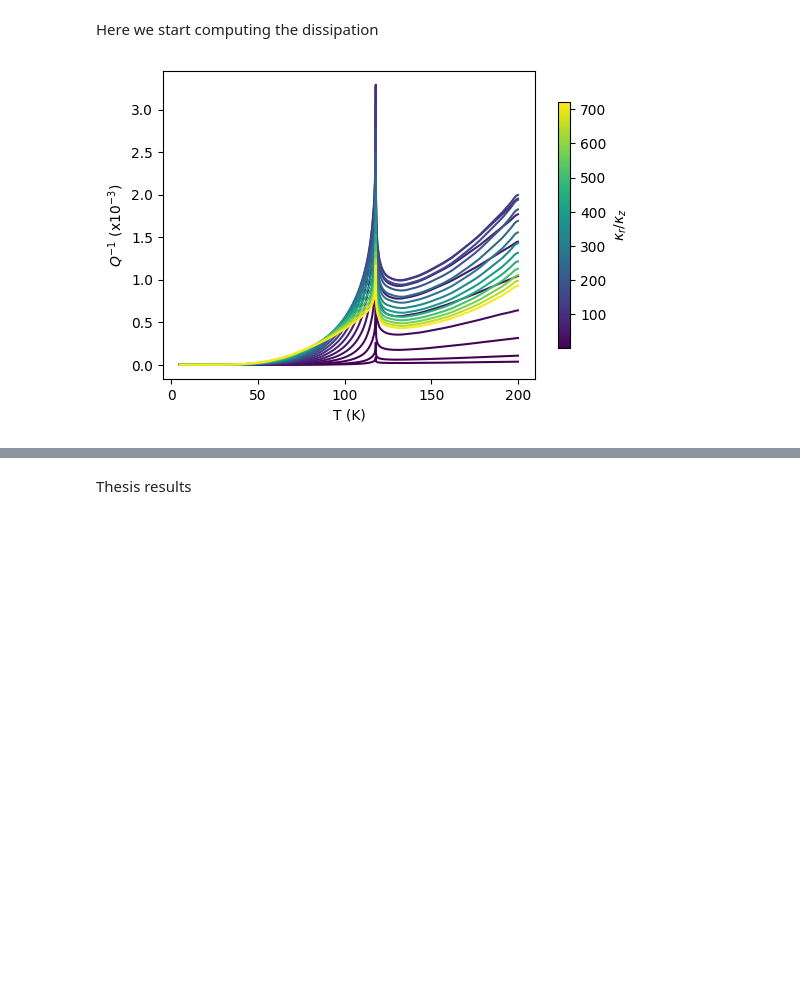
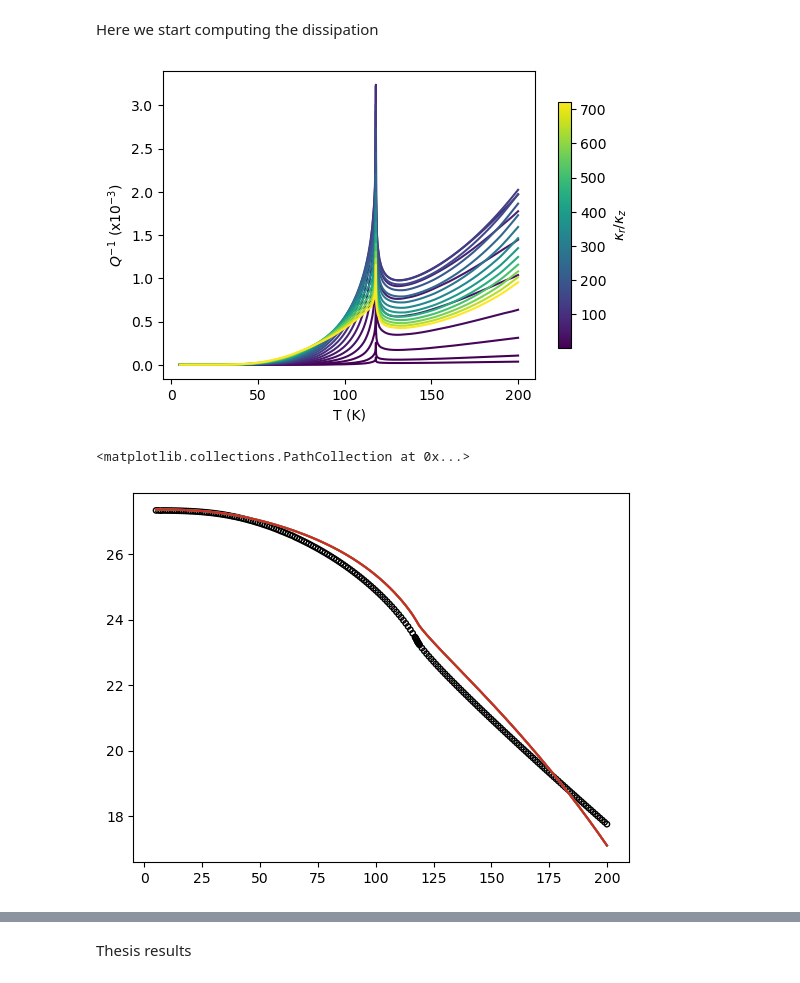
Before and after one commit to abermejillo/ted_anisotropy, a Jupyter notebook: anisotropic_dissipation_analysis.ipynb, the cells around one changed output, grey strips where cells are left out. Saved outputs shown, nothing was run; the diff lists cells and outputs as text; code cells hidden in the pictures; blank space fills up the shorter version.

```diff
--- a/anisotropic_dissipation_analysis.ipynb
+++ b/anisotropic_dissipation_analysis.ipynb
@@ -295,7 +296,7 @@ nu = 0.304
 E = 103*10**9
 rho_=3375
 c_v_=c_V*(1000/183)
-
+w0 = omega
 
 Q_rz = dis.dissipation_kz_kr(thickness, r, nu, E, rho_, T, c_v_, kappa, alpha, w0, 200)
 Q_what = dis.dissipation_kz_kr(thickness,r, nu, E, rho_, T, c_v_, kappa, alpha, w0, 200)
@@ -331,4 +332,4 @@ cbar = fig.colorbar(sm, ax=ax, label=r'$\kappa_r/\kappa_z$', shrink=0.8)
 plt.subplots_adjust(wspace=0.1, hspace=0)
 plt.show()
 # %% [output]
-[figure, old version]
+[figure, new version]
@@ -335 +347,10 @@ plt.show()
+# %%
+plt.plot(T,w04/10**6/2/np.pi)
+plt.plot(T,w01/10**6/2/np.pi)
+plt.plot(T,w02/10**6/2/np.pi)
+plt.plot(T,w03/10**6/2/np.pi)
+plt.scatter(T,w0*(10**-6)/(2*np.pi), marker='o', s=15, facecolor='none',edgecolor='k')
+# %% [output]
+<matplotlib.collections.PathCollection at 0x...>
+[figure, added]
 # %%
```
Also changed, not shown: parts of 15 cells of this notebook, 15 other files.
